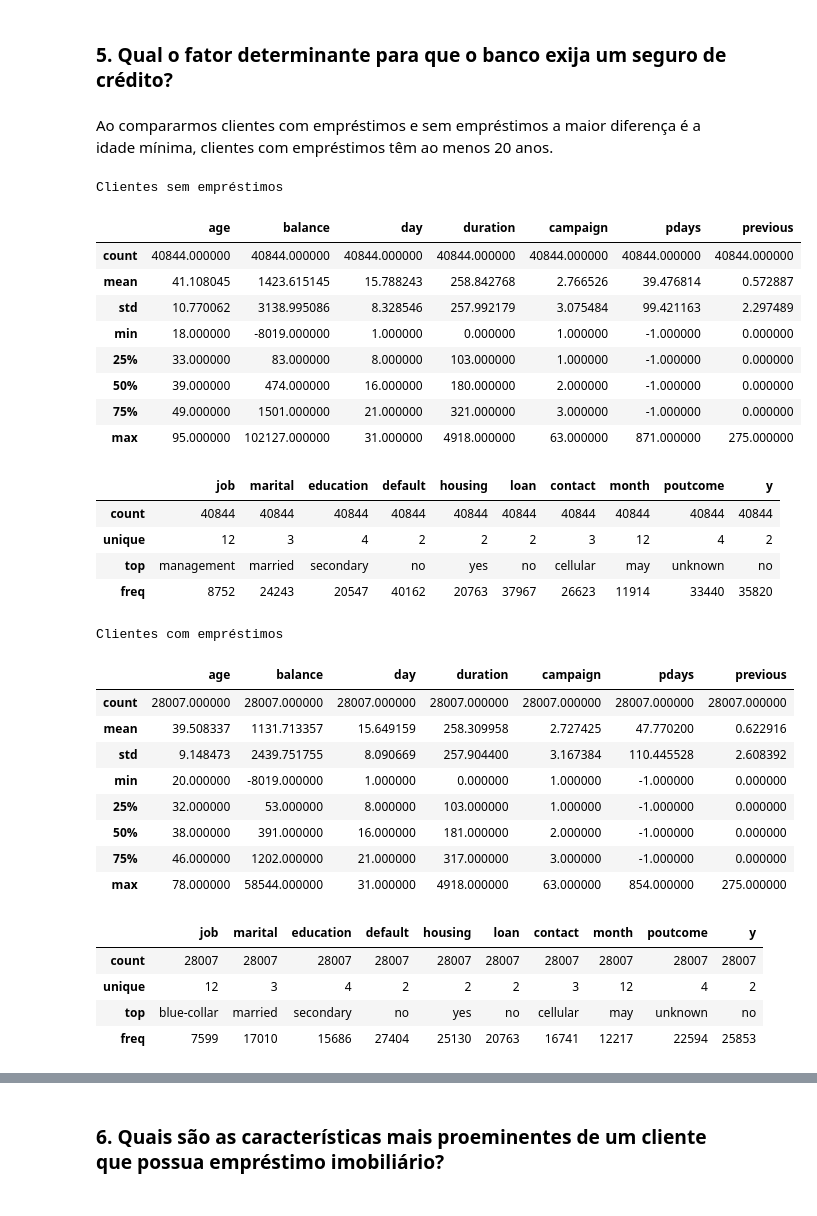
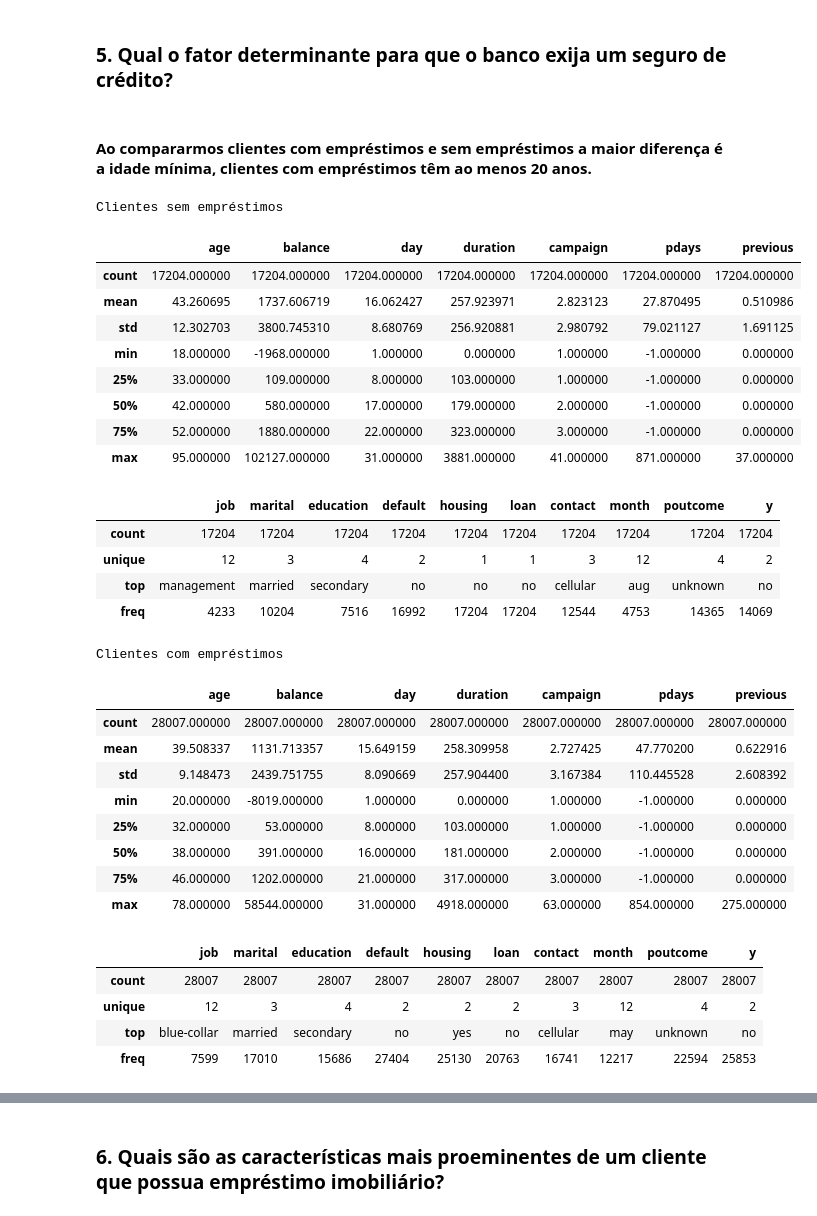
Before and after one commit to rodrigo25/desafio_semantix, a Jupyter notebook: desafio_semantix.ipynb, the cells around one changed output, grey strips where cells are left out. Saved outputs shown, nothing was run; the diff lists cells and outputs as text; code cells hidden in the pictures.

```diff
--- a/desafio_semantix.ipynb
+++ b/desafio_semantix.ipynb
@@ -239,34 +239,34 @@ Name: poutcome, dtype: float64
 # %% [markdown]
 ### **5. Qual o fator determinante para que o banco exija um seguro de crédito?**
 # %% [markdown]
-Ao compararmos clientes com empréstimos e sem empréstimos a maior diferença é a idade mínima, clientes com empréstimos têm ao menos 20 anos.
+#### Ao compararmos clientes com empréstimos e sem empréstimos a maior diferença é a idade mínima, clientes com empréstimos têm ao menos 20 anos.
 # %%
-sem_emprestimo = data[(data.loan=='no') | (data.housing=='no')]
+sem_emprestimo = data[(data.loan=='no') & (data.housing=='no')]
 com_emprestimo = data[(data.loan=='yes') | (data.housing=='yes')]
 
 print('Clientes sem empréstimos')
 display(sem_emprestimo.describe(include=(np.number)))
 display(sem_emprestimo.describe(include=(object)))
 
 print('\n\nClientes com empréstimos')
 display(com_emprestimo.describe(include=(np.number)))
 display(com_emprestimo.describe(include=(object)))
 # %% [output]
 Clientes sem empréstimos
 |  | age | balance | day | duration | campaign | pdays | previous |
-| count | 40844.000000 | 40844.000000 | 40844.000000 | 40844.000000 | 40844.000000 | 40844.000000 | 40844.000000 |
-| mean | 41.108045 | 1423.615145 | 15.788243 | 258.842768 | 2.766526 | 39.476814 | 0.572887 |
-| std | 10.770062 | 3138.995086 | 8.328546 | 257.992179 | 3.075484 | 99.421163 | 2.297489 |
-| min | 18.000000 | -8019.000000 | 1.000000 | 0.000000 | 1.000000 | -1.000000 | 0.000000 |
-| 25% | 33.000000 | 83.000000 | 8.000000 | 103.000000 | 1.000000 | -1.000000 | 0.000000 |
-| 50% | 39.000000 | 474.000000 | 16.000000 | 180.000000 | 2.000000 | -1.000000 | 0.000000 |
-| 75% | 49.000000 | 1501.000000 | 21.000000 | 321.000000 | 3.000000 | -1.000000 | 0.000000 |
-| max | 95.000000 | 102127.000000 | 31.000000 | 4918.000000 | 63.000000 | 871.000000 | 275.000000 |
+| count | 17204.000000 | 17204.000000 | 17204.000000 | 17204.000000 | 17204.000000 | 17204.000000 | 17204.000000 |
+| mean | 43.260695 | 1737.606719 | 16.062427 | 257.923971 | 2.823123 | 27.870495 | 0.510986 |
+| std | 12.302703 | 3800.745310 | 8.680769 | 256.920881 | 2.980792 | 79.021127 | 1.691125 |
+| min | 18.000000 | -1968.000000 | 1.000000 | 0.000000 | 1.000000 | -1.000000 | 0.000000 |
+| 25% | 33.000000 | 109.000000 | 8.000000 | 103.000000 | 1.000000 | -1.000000 | 0.000000 |
+| 50% | 42.000000 | 580.000000 | 17.000000 | 179.000000 | 2.000000 | -1.000000 | 0.000000 |
+| 75% | 52.000000 | 1880.000000 | 22.000000 | 323.000000 | 3.000000 | -1.000000 | 0.000000 |
+| max | 95.000000 | 102127.000000 | 31.000000 | 3881.000000 | 41.000000 | 871.000000 | 37.000000 |
 |  | job | marital | education | default | housing | loan | contact | month | poutcome | y |
-| count | 40844 | 40844 | 40844 | 40844 | 40844 | 40844 | 40844 | 40844 | 40844 | 40844 |
-| unique | 12 | 3 | 4 | 2 | 2 | 2 | 3 | 12 | 4 | 2 |
-| top | management | married | secondary | no | yes | no | cellular | may | unknown | no |
-| freq | 8752 | 24243 | 20547 | 40162 | 20763 | 37967 | 26623 | 11914 | 33440 | 35820 |
+| count | 17204 | 17204 | 17204 | 17204 | 17204 | 17204 | 17204 | 17204 | 17204 | 17204 |
+| unique | 12 | 3 | 4 | 2 | 1 | 1 | 3 | 12 | 4 | 2 |
+| top | management | married | secondary | no | no | no | cellular | aug | unknown | no |
+| freq | 4233 | 10204 | 7516 | 16992 | 17204 | 17204 | 12544 | 4753 | 14365 | 14069 |
 Clientes com empréstimos
 |  | age | balance | day | duration | campaign | pdays | previous |
 | count | 28007.000000 | 28007.000000 | 28007.000000 | 28007.000000 | 28007.000000 | 28007.000000 | 28007.000000 |
```
Also changed, not shown: parts of 2 cells of this notebook, 1 other file.
